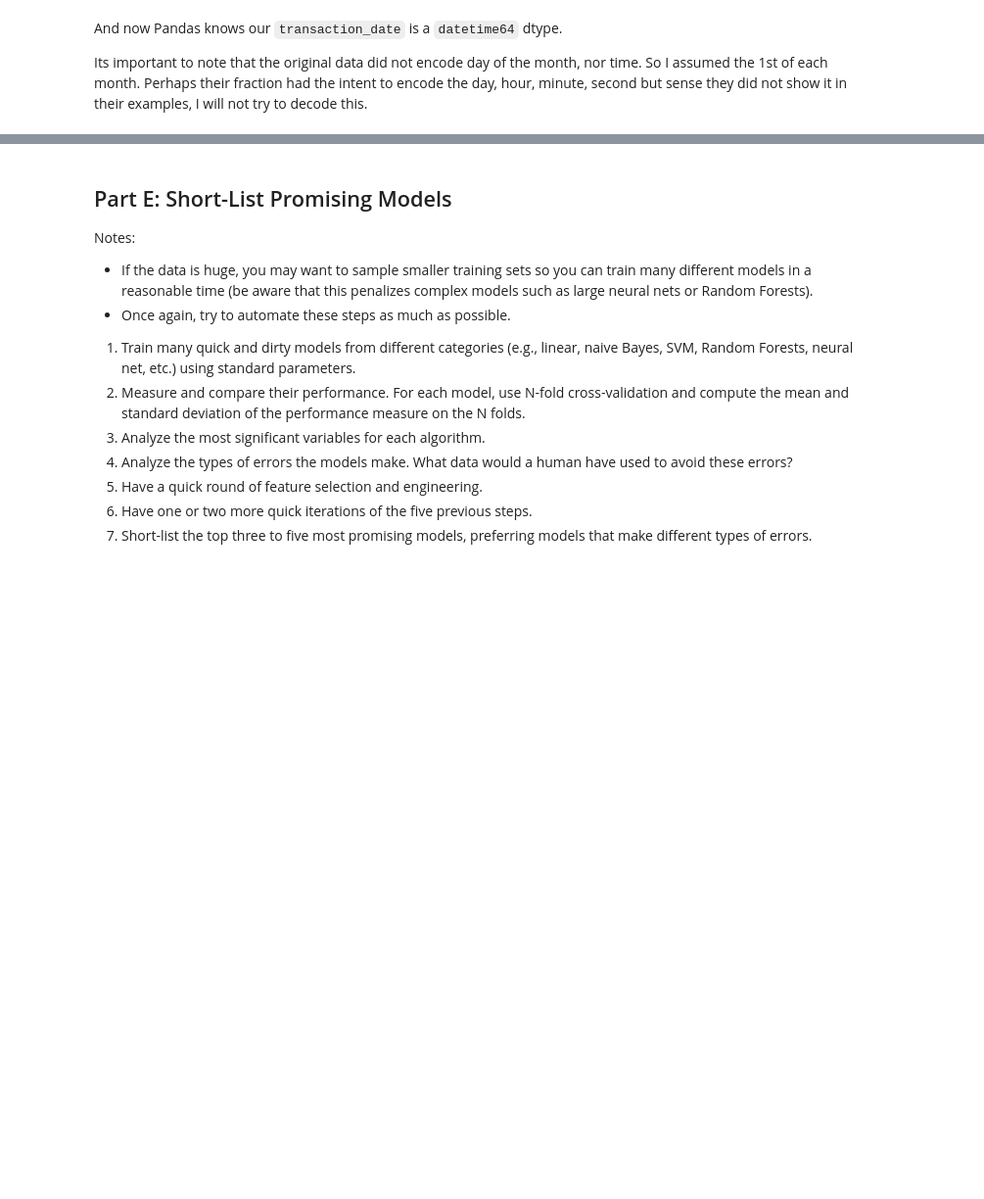
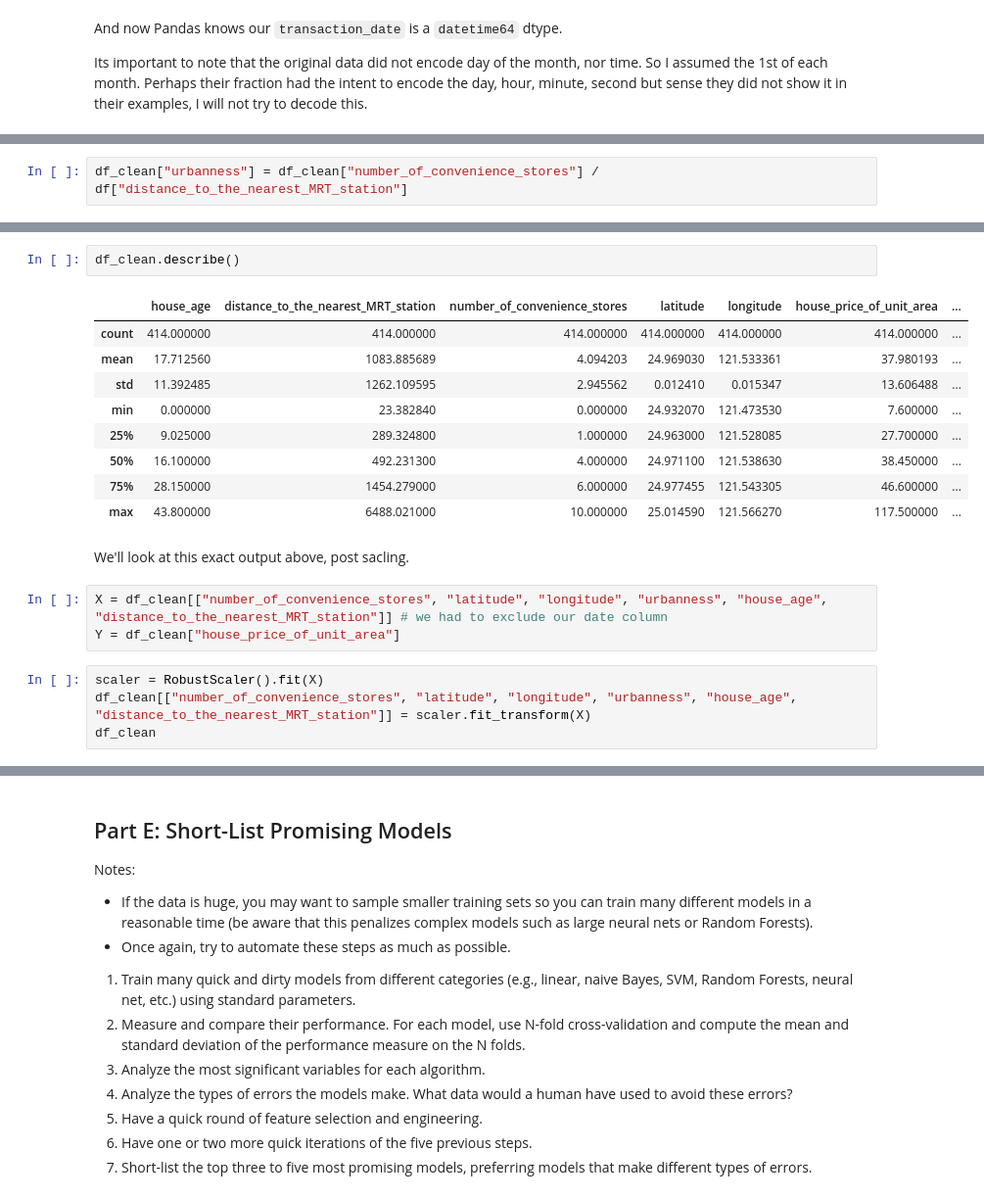
Before and after one commit to GregHilston/hands-on-machine-learning-with-scikit-learn-and-tensorflow, a Jupyter notebook: chapter-two-end-to-end-machine-learning-project/notebooks/chapter-two-end-to-end-project.ipynb, the cells around one changed output, grey strips where cells are left out. Shown at 98% size. Cells and saved outputs as stored; diff of their text form; blank space fills up the shorter version.

Commit message:
Working on selectio,n, post scaling

```diff
--- a/chapter-two-end-to-end-machine-learning-project/notebooks/chapter-two-end-to-end-project.ipynb
+++ b/chapter-two-end-to-end-machine-learning-project/notebooks/chapter-two-end-to-end-project.ipynb
@@ -756,0 +784,2 @@ We'll address each column and determine if any are not good predictors of the de
+# %%
+df_clean["urbanness"] = df_clean["number_of_convenience_stores"] / df["distance_to_the_nearest_MRT_station"]
@@ -756,0 +827,21 @@ We'll address each column and determine if any are not good predictors of the de
+# %%
+df_clean.describe()
+# %% [output]
+|  | house_age | distance_to_the_nearest_MRT_station | number_of_convenience_stores | latitude | longitude | house_price_of_unit_area | ... |
+| count | 414.000000 | 414.000000 | 414.000000 | 414.000000 | 414.000000 | 414.000000 | ... |
+| mean | 17.712560 | 1083.885689 | 4.094203 | 24.969030 | 121.533361 | 37.980193 | ... |
+| std | 11.392485 | 1262.109595 | 2.945562 | 0.012410 | 0.015347 | 13.606488 | ... |
+| min | 0.000000 | 23.382840 | 0.000000 | 24.932070 | 121.473530 | 7.600000 | ... |
+| 25% | 9.025000 | 289.324800 | 1.000000 | 24.963000 | 121.528085 | 27.700000 | ... |
+| 50% | 16.100000 | 492.231300 | 4.000000 | 24.971100 | 121.538630 | 38.450000 | ... |
+| 75% | 28.150000 | 1454.279000 | 6.000000 | 24.977455 | 121.543305 | 46.600000 | ... |
+| max | 43.800000 | 6488.021000 | 10.000000 | 25.014590 | 121.566270 | 117.500000 | ... |
+# %% [markdown]
+We'll look at this exact output above, post sacling.
+# %%
+X = df_clean[["number_of_convenience_stores", "latitude", "longitude", "urbanness", "house_age", "distance_to_the_nearest_MRT_station"]] # we had to exclude our date column
+Y = df_clean["house_price_of_unit_area"]
+# %%
+scaler = RobustScaler().fit(X)
+df_clean[["number_of_convenience_stores", "latitude", "longitude", "urbanness", "house_age", "distance_to_the_nearest_MRT_station"]] = scaler.fit_transform(X)
+df_clean
```
Also changed, not shown: parts of 34 cells of this notebook, 1 other file.
